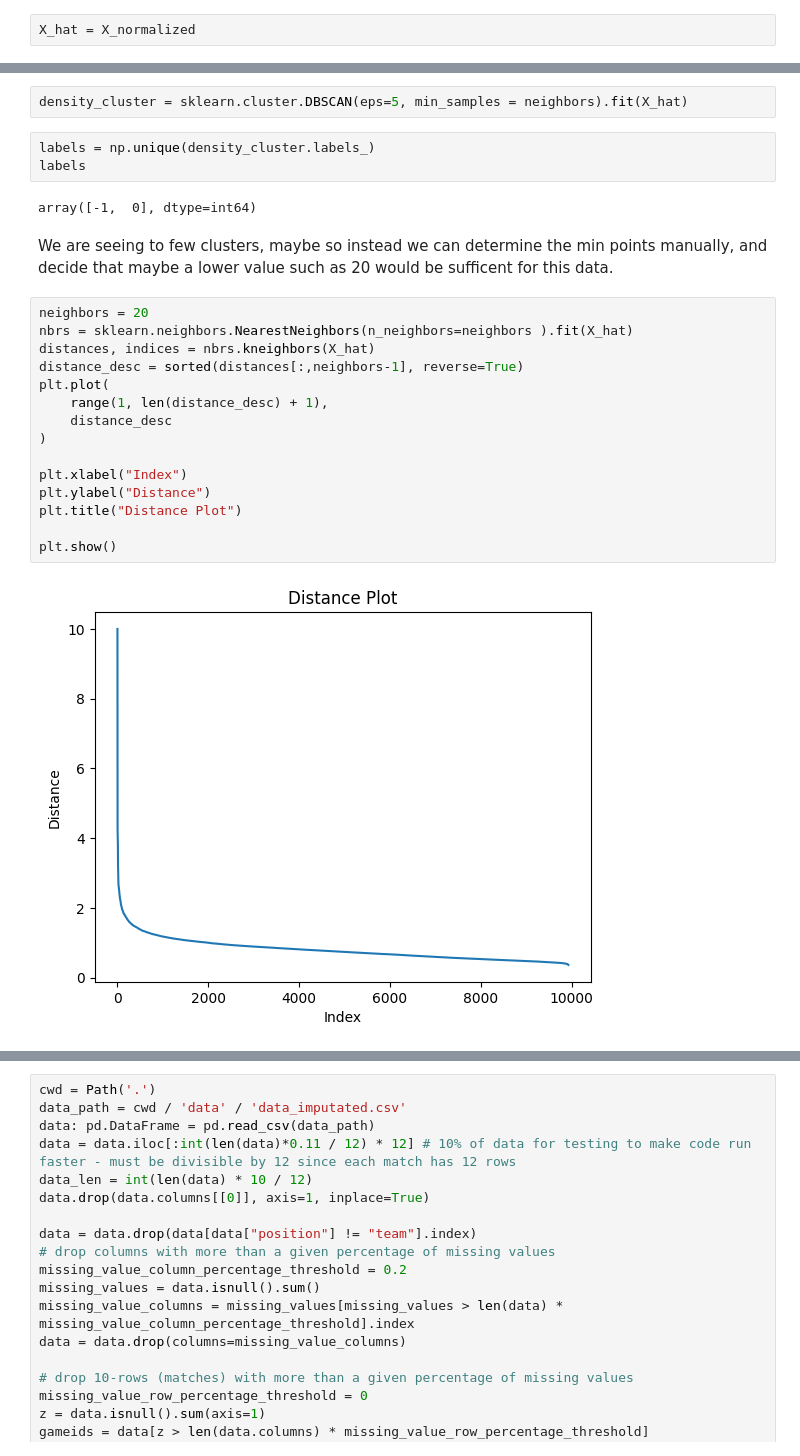
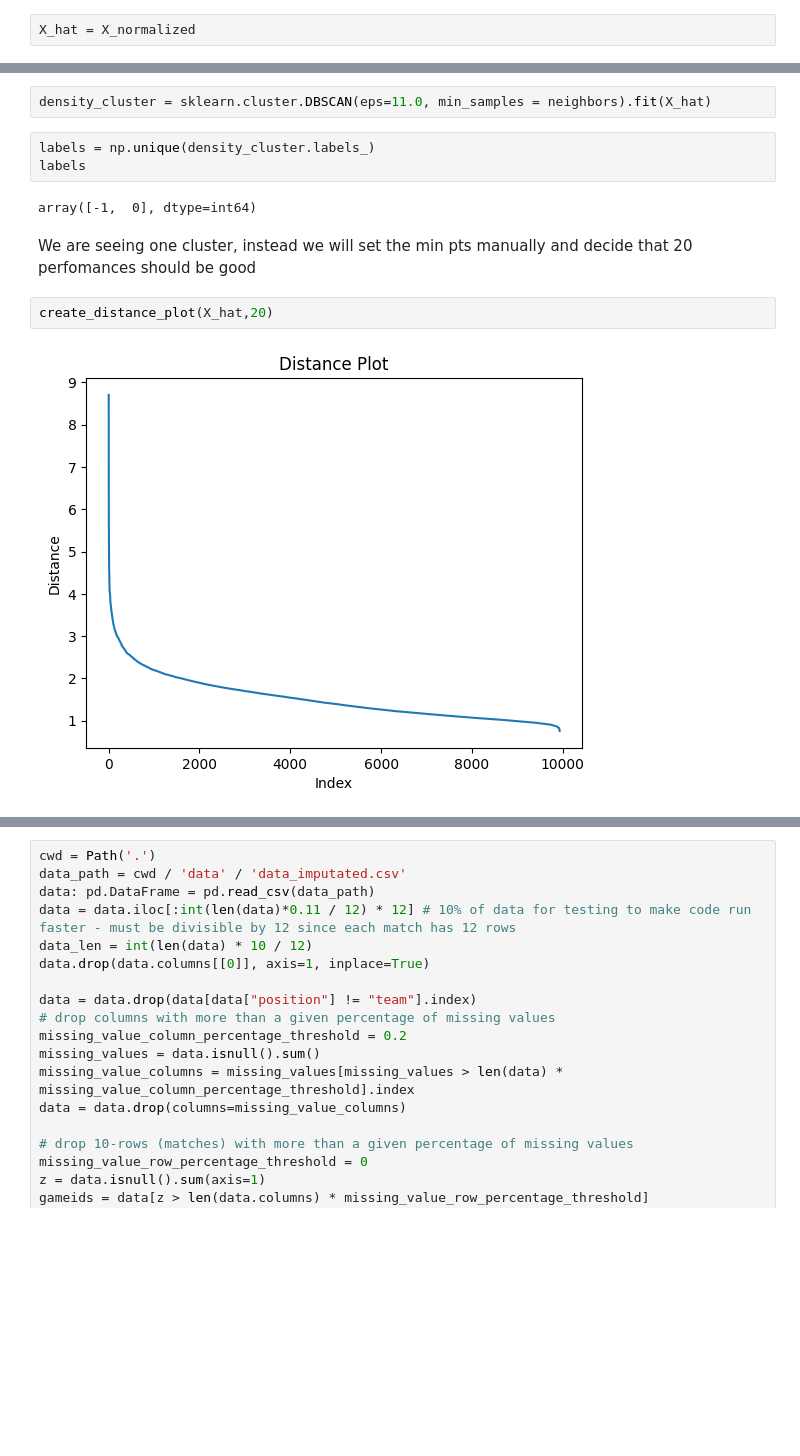
Before and after one commit to dwarfy35/Datamining_project, a Jupyter notebook: Daniel_project_notebook.ipynb, the cells around one changed output, grey strips where cells are left out. Saved outputs shown, nothing was run; the diff lists cells and outputs as text; blank space fills up the shorter version.

```diff
--- a/Daniel_project_notebook.ipynb
+++ b/Daniel_project_notebook.ipynb
@@ -135,27 +127,14 @@ plt.show()
 # %%
-density_cluster = sklearn.cluster.DBSCAN(eps=5, min_samples = neighbors).fit(X_hat)
+density_cluster = sklearn.cluster.DBSCAN(eps=11.0, min_samples = neighbors).fit(X_hat)
 # %%
 labels = np.unique(density_cluster.labels_)
 labels
 # %% [output]
 array([-1,  0], dtype=int64)
 # %% [markdown]
-We are seeing to few clusters, maybe so instead we can determine the min points manually, and decide that maybe a lower value such as 20 would be sufficent for this data.
+We are seeing one cluster, instead we will set the min pts manually and decide that 20 perfomances should be good
-# %%
-neighbors = 20
-nbrs = sklearn.neighbors.NearestNeighbors(n_neighbors=neighbors ).fit(X_hat)
-distances, indices = nbrs.kneighbors(X_hat)
-distance_desc = sorted(distances[:,neighbors-1], reverse=True)
-plt.plot(
-    range(1, len(distance_desc) + 1),
-    distance_desc
-)
-
-plt.xlabel("Index")
-plt.ylabel("Distance")
-plt.title("Distance Plot")
-
-plt.show()
-# %% [output]
-[figure, removed]
+# %%
+create_distance_plot(X_hat,20)
+# %% [output]
+[figure, added]
 # %%
```
Also changed, not shown: parts of 25 cells of this notebook.
